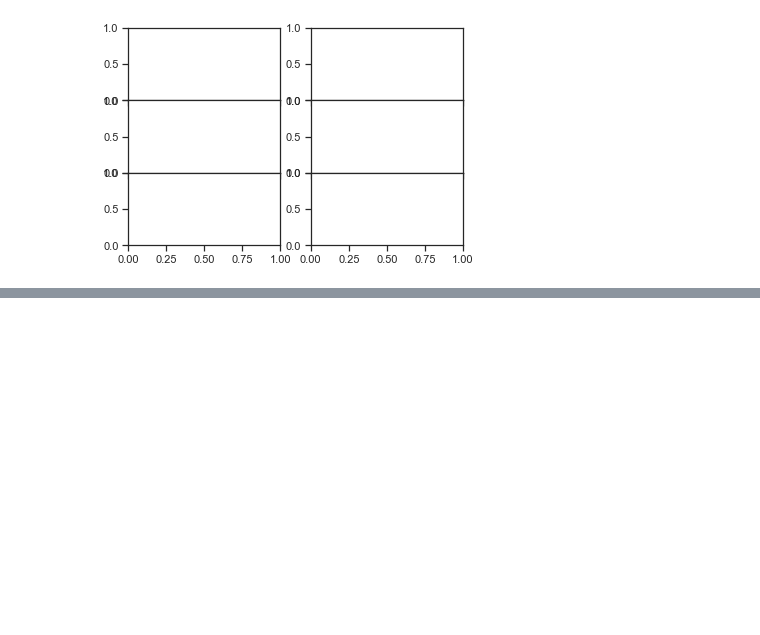
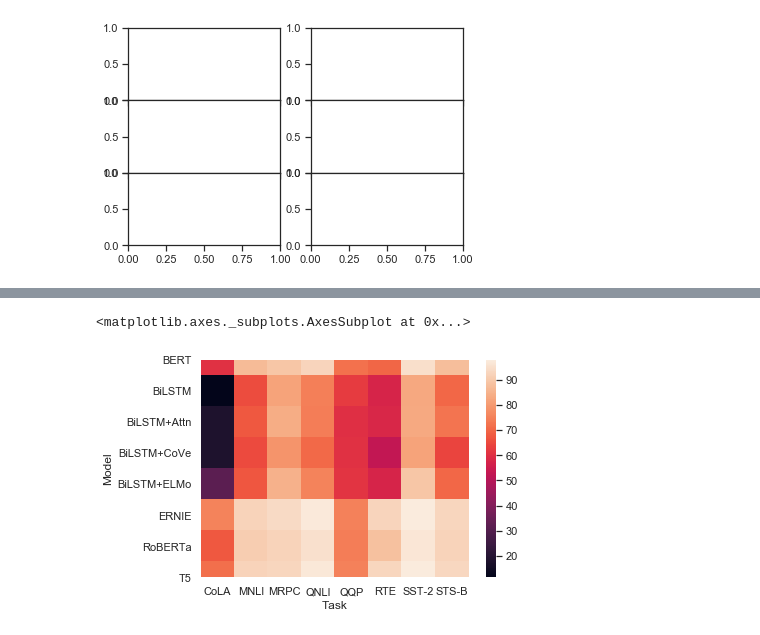
Before and after one commit to kuntalkumarpal/Python-cheat-sheets, a Jupyter notebook: Graphs_Python.ipynb, the cells around one changed output, grey strips where cells are left out. Saved outputs shown, nothing was run; the diff lists cells and outputs as text; code cells hidden in the pictures; blank space fills up the shorter version.

```diff
--- a/Graphs_Python.ipynb
+++ b/Graphs_Python.ipynb
@@ -2351,0 +2505,6 @@ AttributeError: 'numpy.ndarray' object has no attribute 'plot'
+# %%
+glue = sns.load_dataset("glue").pivot("Model", "Task", "Score")
+sns.heatmap(glue)
+# %% [output]
+<matplotlib.axes._subplots.AxesSubplot at 0x...>
+[figure, added]
```
Also changed, not shown: parts of 38 cells of this notebook, 1 other file.
